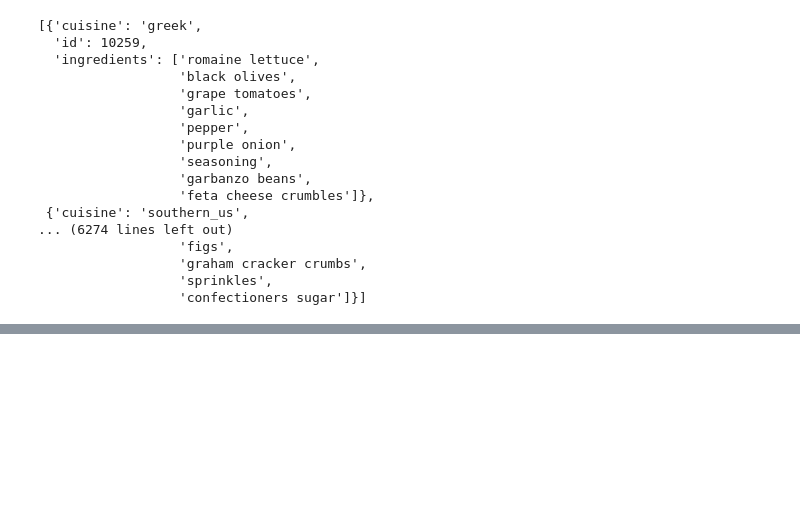
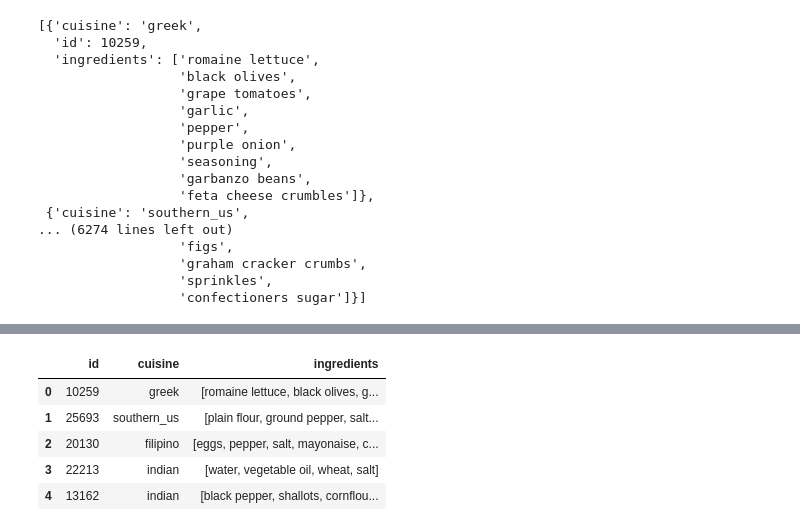
Before and after one commit to AleksandrFrom/SF_DS, a Jupyter notebook: Downlod_Data/16_Download_data_json.ipynb, the cells around one changed output, grey strips where cells are left out. Cells and saved outputs as stored; diff of their text form; code cells hidden in the pictures; blank space fills up the shorter version.

```diff
--- a/Downlod_Data/16_Download_data_json.ipynb
+++ b/Downlod_Data/16_Download_data_json.ipynb
@@ -36,0 +46,9 @@ pprint(recipes) # Выводим на экран содержимое перем
+# %%
+import json # Импортируем модуль json
+from pprint import pprint # Импортируем функцию pprint()
+with open('recipes.json') as f: # Открываем файл и связываем его с объектом "f"
+    recipes = json.load(f) # Загружаем содержимое открытого файла в переменную recipes
+for recipe in recipes: # начинаем перебор всех блюд входящих в список
+    if recipe['id'] == 13121: # если id текущего блюда равен заданному для поиска
+        print(recipe['cuisine']) # выводим на экран наименование кухни, к которой относится блюдо
+        break # прерываем выполнение цикла, т.к. нужное блюдо найдено
@@ -36,0 +70,10 @@ pprint(recipes) # Выводим на экран содержимое перем
+# %%
+# Используя множество
+import json # Импортируем модуль json
+from pprint import pprint # Импортируем функцию pprint()
+with open('recipes.json') as f: # Открываем файл и связываем его с объектом "f"
+    recipes = json.load(f) # Загружаем содержимое открытого файла в переменную recipes
+cuisines = set()  # создаём пустое множество для хранения уникальных значений кухонь
+for recipe in recipes:  # начинаем перебор всех рецептов
+    cuisines.add(recipe['cuisine']) # добавляем название типа кухни к множеству
+len(cuisines) # Выводим на экран полученное значение
@@ -36,0 +82,16 @@ pprint(recipes) # Выводим на экран содержимое перем
+# %%
+import json # Импортируем модуль json
+from pprint import pprint # Импортируем функцию pprint()
+with open('recipes.json') as f: # Открываем файл и связываем его с объектом "f"
+    recipes = json.load(f) # Загружаем содержимое открытого файла в переменную recipes
+cuisines = [] # Создаём пустой список для хранения уникальных значений кухонь
+for recipe in recipes: # Начинаем перебор всех рецептов
+    if not(recipe['cuisine'] in cuisines): # Если тип кухни текущего блюда ещё не встречался
+        cuisines.append(recipe['cuisine']) # Добавляем его к списку cuisines
+valreccuisine = {} # Создаём пустой словарь для хранения информации об количествах рецептов в каждой кухне
+for item in cuisines: # Перебираем список кухонь
+    valreccuisine[item] = 0 # Добавляем в словарь ключ, соответствующий очередной кухне
+for recipe in recipes: # Перебираем список рецептов
+    valreccuisine[recipe['cuisine']] += 1 # Увеличиваем значение нужного ключа в словаре на 1
+
+print(max(valreccuisine, key=valreccuisine.get)) # Извлекаем значения для всех ключей используя метод get(), выбираем самое максимальное значение (при наличии одинаковых значений будет выбрано первое в словаре) и выводим на экран ключ максимального значения
@@ -36,0 +107,16 @@ pprint(recipes) # Выводим на экран содержимое перем
+# %%
+import json # Импортируем модуль json
+from pprint import pprint # Импортируем функцию pprint()
+import pandas as pd # Импортируем модуль pandas
+
+with open('recipes.json') as f: # Открываем файл и связываем его с объектом "f"
+    recipes = json.load(f) # Загружаем содержимое открытого файла в переменную recipes
+df = pd.DataFrame(recipes) # Создаём объект DataFrame из списка recipes
+display(df.head()) # Выводим на экран первые строки полученного DataFrame
+# %% [output]
+|  | id | cuisine | ingredients |
+| 0 | 10259 | greek | [romaine lettuce, black olives, g... |
+| 1 | 25693 | southern_us | [plain flour, ground pepper, salt... |
+| 2 | 20130 | filipino | [eggs, pepper, salt, mayonaise, c... |
+| 3 | 22213 | indian | [water, vegetable oil, wheat, salt] |
+| 4 | 13162 | indian | [black pepper, shallots, cornflou... |
```
Also changed, not shown: parts of 6 cells of this notebook.
